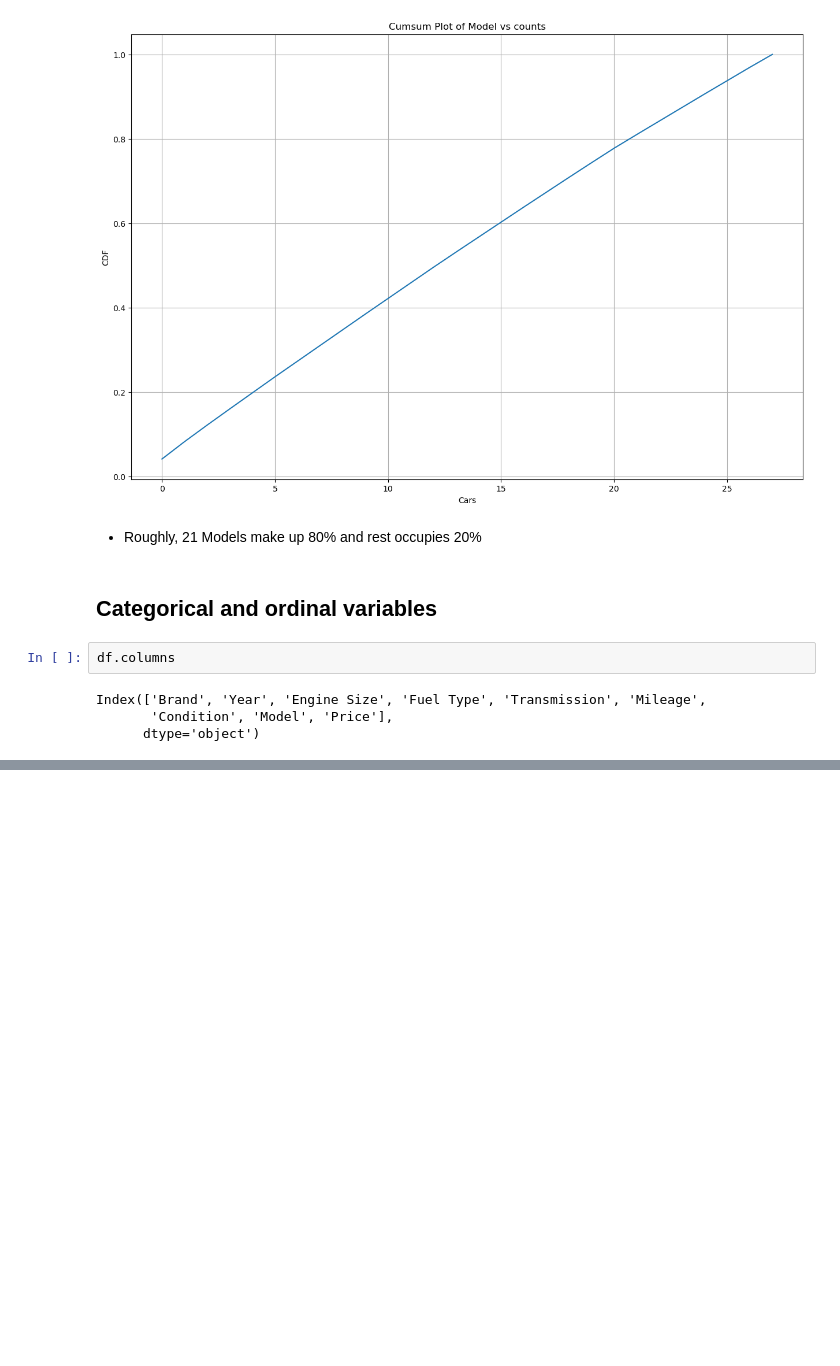
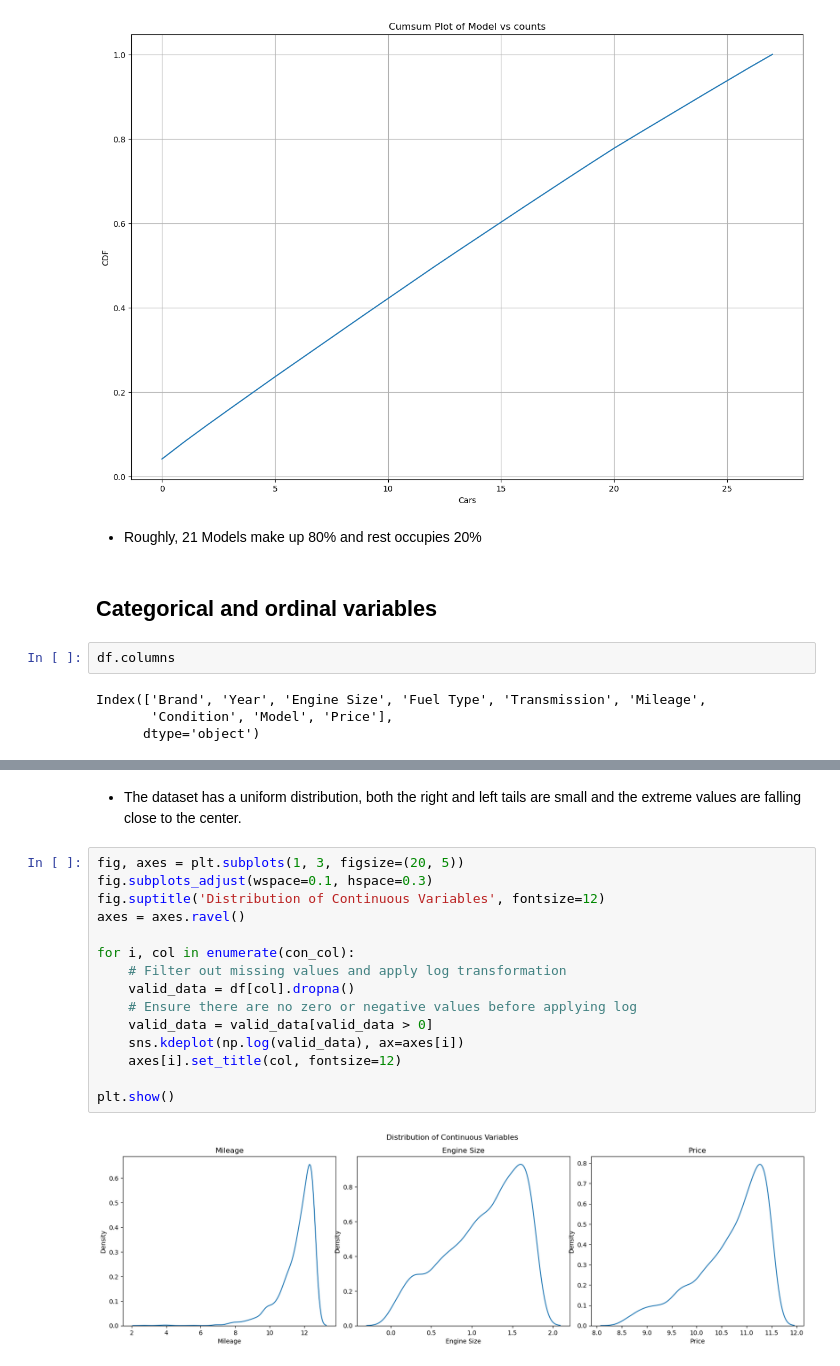
Before and after one commit to zakianazzum/car_price_prediction, a Jupyter notebook: test.ipynb, the cells around one changed output, grey strips where cells are left out. Cells and saved outputs as stored; diff of their text form; blank space fills up the shorter version.

```diff
--- a/test.ipynb
+++ b/test.ipynb
@@ -144,0 +200,19 @@ plt.show()
+# %% [markdown]
+* The dataset has a uniform distribution, both the right and left tails are small and the extreme values are falling close to the center.
+# %%
+fig, axes = plt.subplots(1, 3, figsize=(20, 5))
+fig.subplots_adjust(wspace=0.1, hspace=0.3)
+fig.suptitle('Distribution of Continuous Variables', fontsize=12)
+axes = axes.ravel()
+
+for i, col in enumerate(con_col):
+    # Filter out missing values and apply log transformation
+    valid_data = df[col].dropna()
+    # Ensure there are no zero or negative values before applying log
+    valid_data = valid_data[valid_data > 0]
+    sns.kdeplot(np.log(valid_data), ax=axes[i])
+    axes[i].set_title(col, fontsize=12)
+
+plt.show()
+# %% [output]
+[figure, added]
```
Also changed, not shown: parts of 12 cells of this notebook.
